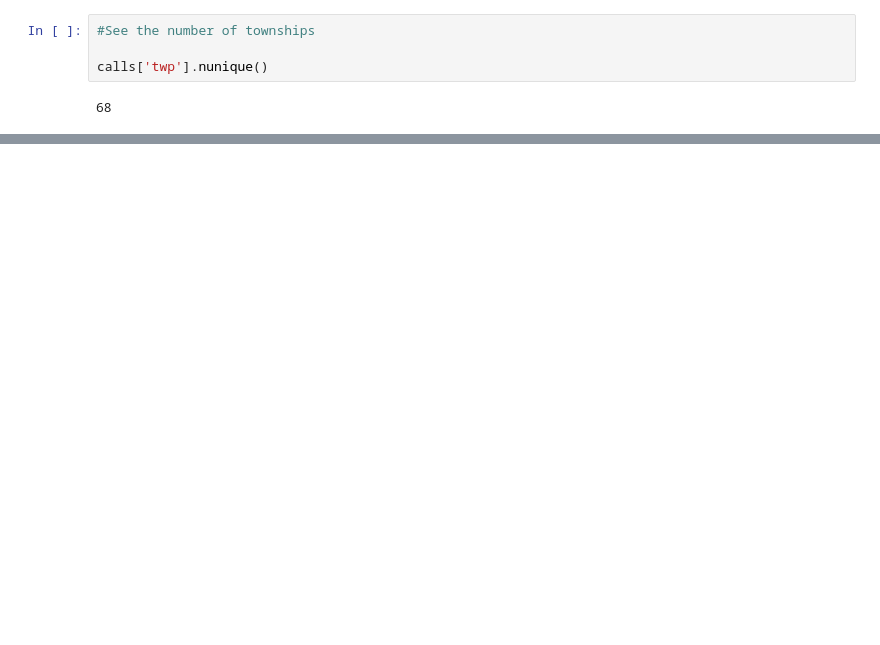
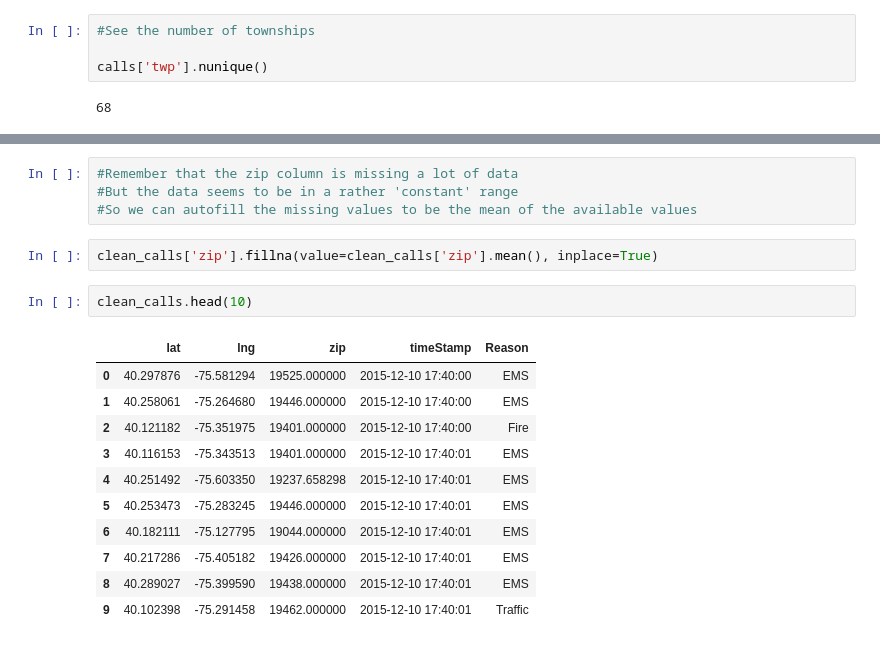
Before and after one commit to lyraxvincent/911-calls-project, a Jupyter notebook: Data Exploration and Cleaning.ipynb, the cells around one changed output, grey strips where cells are left out. Cells and saved outputs as stored; diff of their text form; blank space fills up the shorter version.

```diff
--- a/Data Exploration and Cleaning.ipynb
+++ b/Data Exploration and Cleaning.ipynb
@@ -96,0 +192,20 @@ calls['twp'].nunique()
+# %%
+#Remember that the zip column is missing a lot of data
+#But the data seems to be in a rather 'constant' range
+#So we can autofill the missing values to be the mean of the available values
+# %%
+clean_calls['zip'].fillna(value=clean_calls['zip'].mean(), inplace=True)
+# %%
+clean_calls.head(10)
+# %% [output]
+|  | lat | lng | zip | timeStamp | Reason |
+| 0 | 40.297876 | -75.581294 | 19525.000000 | 2015-12-10 17:40:00 | EMS |
+| 1 | 40.258061 | -75.264680 | 19446.000000 | 2015-12-10 17:40:00 | EMS |
+| 2 | 40.121182 | -75.351975 | 19401.000000 | 2015-12-10 17:40:00 | Fire |
+| 3 | 40.116153 | -75.343513 | 19401.000000 | 2015-12-10 17:40:01 | EMS |
+| 4 | 40.251492 | -75.603350 | 19237.658298 | 2015-12-10 17:40:01 | EMS |
+| 5 | 40.253473 | -75.283245 | 19446.000000 | 2015-12-10 17:40:01 | EMS |
+| 6 | 40.182111 | -75.127795 | 19044.000000 | 2015-12-10 17:40:01 | EMS |
+| 7 | 40.217286 | -75.405182 | 19426.000000 | 2015-12-10 17:40:01 | EMS |
+| 8 | 40.289027 | -75.399590 | 19438.000000 | 2015-12-10 17:40:01 | EMS |
+| 9 | 40.102398 | -75.291458 | 19462.000000 | 2015-12-10 17:40:01 | Traffic |
```
Also changed, not shown: parts of 11 cells of this notebook.
